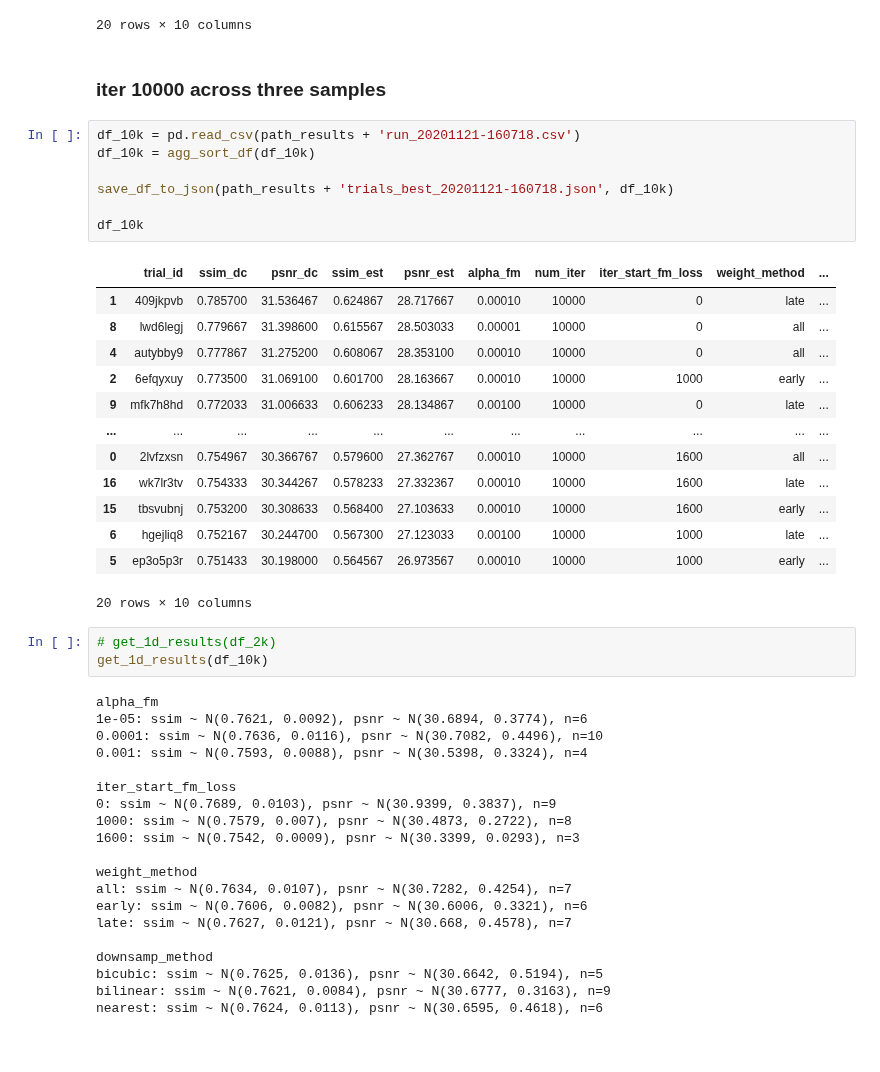
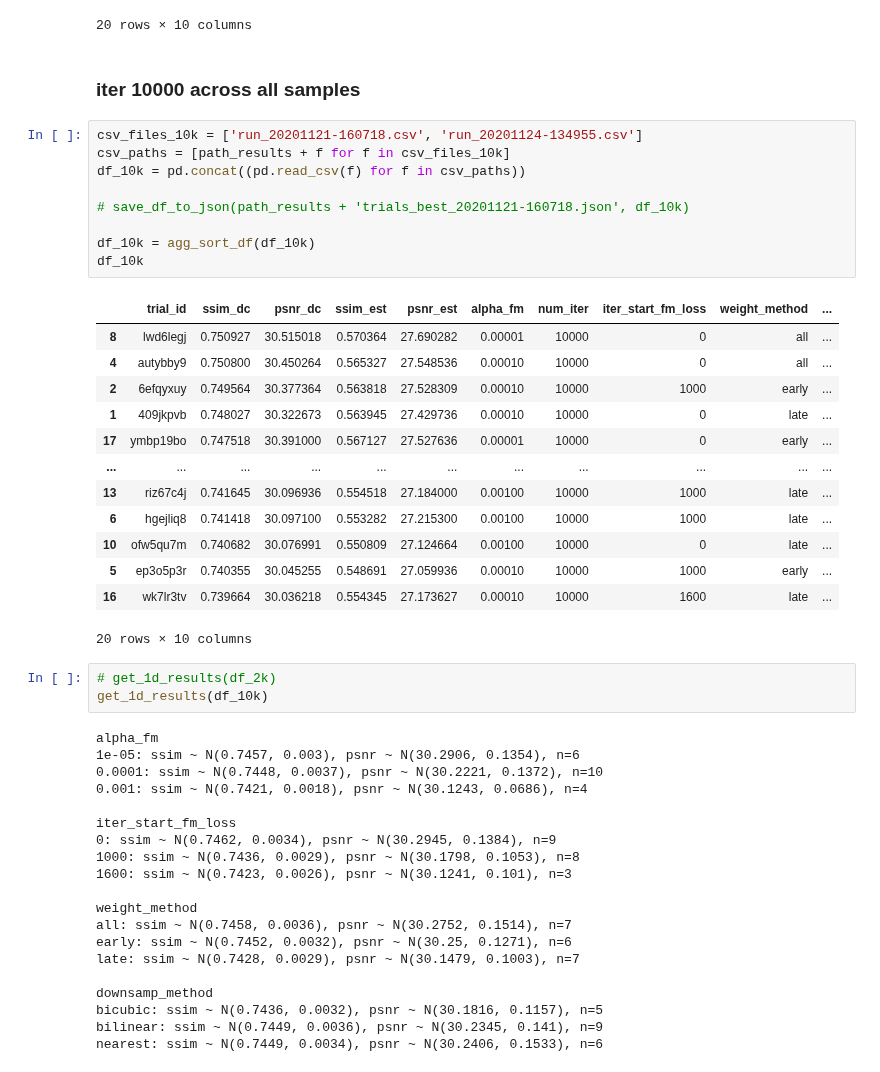
Before and after one commit to davevanveen/unsup_mri, a Jupyter notebook: ipynb/20201121_analyze_results_fm_regularizn.ipynb, the cells around one changed output. Saved outputs shown, nothing was run; the diff lists cells and outputs as text.

```diff
--- a/ipynb/20201121_analyze_results_fm_regularizn.ipynb
+++ b/ipynb/20201121_analyze_results_fm_regularizn.ipynb
@@ -193,48 +206,50 @@ df_2k_all
 | 5 | e02fifef | 0.690564 | 27.582991 | 0.435473 | 22.869518 | 0.00010 | 2000 | 1600 | late | ... |
 20 rows × 10 columns
 # %% [markdown]
-### iter 10000 across three samples
+### iter 10000 across all samples
-# %%
-df_10k = pd.read_csv(path_results + 'run_20201121-160718.csv')
-df_10k = agg_sort_df(df_10k)
-
-save_df_to_json(path_results + 'trials_best_20201121-160718.json', df_10k)
-
-df_10k
-# %% [output]
-|  | trial_id | ssim_dc | psnr_dc | ssim_est | psnr_est | alpha_fm | num_iter | iter_start_fm_loss | weight_method | ... |
-| 1 | 409jkpvb | 0.785700 | 31.536467 | 0.624867 | 28.717667 | 0.00010 | 10000 | 0 | late | ... |
-| 8 | lwd6legj | 0.779667 | 31.398600 | 0.615567 | 28.503033 | 0.00001 | 10000 | 0 | all | ... |
-| 4 | autybby9 | 0.777867 | 31.275200 | 0.608067 | 28.353100 | 0.00010 | 10000 | 0 | all | ... |
-| 2 | 6efqyxuy | 0.773500 | 31.069100 | 0.601700 | 28.163667 | 0.00010 | 10000 | 1000 | early | ... |
-| 9 | mfk7h8hd | 0.772033 | 31.006633 | 0.606233 | 28.134867 | 0.00100 | 10000 | 0 | late | ... |
-| ... | ... | ... | ... | ... | ... | ... | ... | ... | ... | ... |
-| 0 | 2lvfzxsn | 0.754967 | 30.366767 | 0.579600 | 27.362767 | 0.00010 | 10000 | 1600 | all | ... |
-| 16 | wk7lr3tv | 0.754333 | 30.344267 | 0.578233 | 27.332367 | 0.00010 | 10000 | 1600 | late | ... |
-| 15 | tbsvubnj | 0.753200 | 30.308633 | 0.568400 | 27.103633 | 0.00010 | 10000 | 1600 | early | ... |
-| 6 | hgejliq8 | 0.752167 | 30.244700 | 0.567300 | 27.123033 | 0.00100 | 10000 | 1000 | late | ... |
-| 5 | ep3o5p3r | 0.751433 | 30.198000 | 0.564567 | 26.973567 | 0.00010 | 10000 | 1000 | early | ... |
-20 rows × 10 columns
+# %%
+csv_files_10k = ['run_20201121-160718.csv', 'run_20201124-134955.csv']
+csv_paths = [path_results + f for f in csv_files_10k]
+df_10k = pd.concat((pd.read_csv(f) for f in csv_paths))
+
+# save_df_to_json(path_results + 'trials_best_20201121-160718.json', df_10k)
+
+df_10k = agg_sort_df(df_10k)
+df_10k
+# %% [output]
+|  | trial_id | ssim_dc | psnr_dc | ssim_est | psnr_est | alpha_fm | num_iter | iter_start_fm_loss | weight_method | ... |
+| 8 | lwd6legj | 0.750927 | 30.515018 | 0.570364 | 27.690282 | 0.00001 | 10000 | 0 | all | ... |
+| 4 | autybby9 | 0.750800 | 30.450264 | 0.565327 | 27.548536 | 0.00010 | 10000 | 0 | all | ... |
+| 2 | 6efqyxuy | 0.749564 | 30.377364 | 0.563818 | 27.528309 | 0.00010 | 10000 | 1000 | early | ... |
+| 1 | 409jkpvb | 0.748027 | 30.322673 | 0.563945 | 27.429736 | 0.00010 | 10000 | 0 | late | ... |
+| 17 | ymbp19bo | 0.747518 | 30.391000 | 0.567127 | 27.527636 | 0.00001 | 10000 | 0 | early | ... |
+| ... | ... | ... | ... | ... | ... | ... | ... | ... | ... | ... |
+| 13 | riz67c4j | 0.741645 | 30.096936 | 0.554518 | 27.184000 | 0.00100 | 10000 | 1000 | late | ... |
+| 6 | hgejliq8 | 0.741418 | 30.097100 | 0.553282 | 27.215300 | 0.00100 | 10000 | 1000 | late | ... |
+| 10 | ofw5qu7m | 0.740682 | 30.076991 | 0.550809 | 27.124664 | 0.00100 | 10000 | 0 | late | ... |
+| 5 | ep3o5p3r | 0.740355 | 30.045255 | 0.548691 | 27.059936 | 0.00010 | 10000 | 1000 | early | ... |
+| 16 | wk7lr3tv | 0.739664 | 30.036218 | 0.554345 | 27.173627 | 0.00010 | 10000 | 1600 | late | ... |
+20 rows × 10 columns
 # %%
 # get_1d_results(df_2k)
 get_1d_results(df_10k)
 # %% [output]
 alpha_fm
-1e-05: ssim ~ N(0.7621, 0.0092), psnr ~ N(30.6894, 0.3774), n=6
-0.0001: ssim ~ N(0.7636, 0.0116), psnr ~ N(30.7082, 0.4496), n=10
-0.001: ssim ~ N(0.7593, 0.0088), psnr ~ N(30.5398, 0.3324), n=4
+1e-05: ssim ~ N(0.7457, 0.003), psnr ~ N(30.2906, 0.1354), n=6
+0.0001: ssim ~ N(0.7448, 0.0037), psnr ~ N(30.2221, 0.1372), n=10
+0.001: ssim ~ N(0.7421, 0.0018), psnr ~ N(30.1243, 0.0686), n=4
 
 iter_start_fm_loss
-0: ssim ~ N(0.7689, 0.0103), psnr ~ N(30.9399, 0.3837), n=9
-1000: ssim ~ N(0.7579, 0.007), psnr ~ N(30.4873, 0.2722), n=8
-1600: ssim ~ N(0.7542, 0.0009), psnr ~ N(30.3399, 0.0293), n=3
+0: ssim ~ N(0.7462, 0.0034), psnr ~ N(30.2945, 0.1384), n=9
+1000: ssim ~ N(0.7436, 0.0029), psnr ~ N(30.1798, 0.1053), n=8
+1600: ssim ~ N(0.7423, 0.0026), psnr ~ N(30.1241, 0.101), n=3
 
 weight_method
-all: ssim ~ N(0.7634, 0.0107), psnr ~ N(30.7282, 0.4254), n=7
-early: ssim ~ N(0.7606, 0.0082), psnr ~ N(30.6006, 0.3321), n=6
-late: ssim ~ N(0.7627, 0.0121), psnr ~ N(30.668, 0.4578), n=7
+all: ssim ~ N(0.7458, 0.0036), psnr ~ N(30.2752, 0.1514), n=7
+early: ssim ~ N(0.7452, 0.0032), psnr ~ N(30.25, 0.1271), n=6
+late: ssim ~ N(0.7428, 0.0029), psnr ~ N(30.1479, 0.1003), n=7
 
 downsamp_method
-bicubic: ssim ~ N(0.7625, 0.0136), psnr ~ N(30.6642, 0.5194), n=5
-bilinear: ssim ~ N(0.7621, 0.0084), psnr ~ N(30.6777, 0.3163), n=9
-nearest: ssim ~ N(0.7624, 0.0113), psnr ~ N(30.6595, 0.4618), n=6
+bicubic: ssim ~ N(0.7436, 0.0032), psnr ~ N(30.1816, 0.1157), n=5
+bilinear: ssim ~ N(0.7449, 0.0036), psnr ~ N(30.2345, 0.141), n=9
+nearest: ssim ~ N(0.7449, 0.0034), psnr ~ N(30.2406, 0.1533), n=6
```
Also changed, not shown: parts of 3 cells of this notebook, 11 other files.
